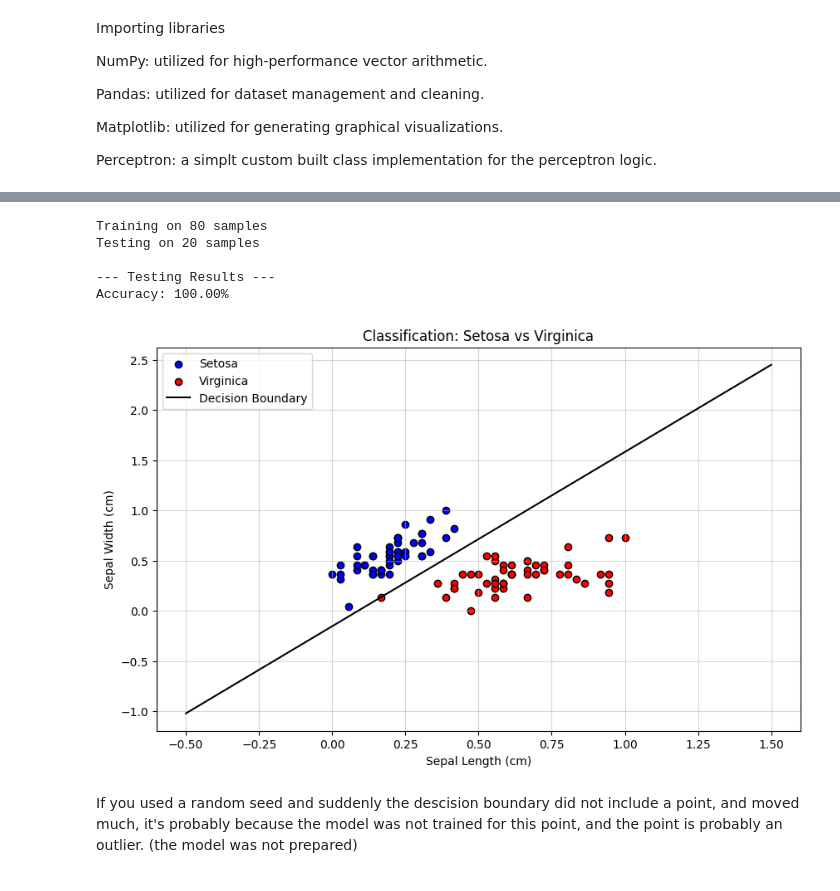
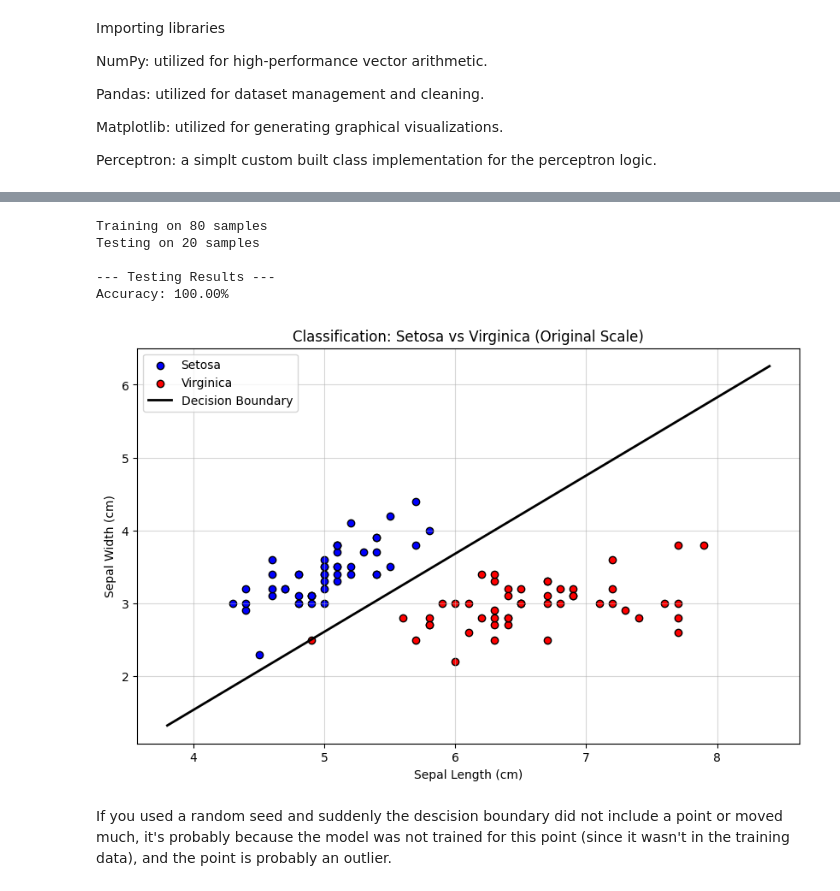
Before and after one commit to YaliMagdasy/ml-models-and-usage, a Jupyter notebook: notebooks/binary-classification.ipynb, the cells around one changed output, grey strips where cells are left out. Cells and saved outputs as stored; diff of their text form; code cells hidden in the pictures.

Commit message:
Updated format and logic Added proper comments for clarity and normalized the datasets.

```diff
--- a/notebooks/binary-classification.ipynb
+++ b/notebooks/binary-classification.ipynb
@@ -88,9 +87,6 @@ y = np.where(df_binary['Species'] == 'Iris-setosa', 1, -1) # Some perceptrons us
 
 # --- 2. Split Data for training & testing ---
 
-# Normalize features to 0-1 range for better performance
-X = (X - X.min(axis=0)) / (X.max(axis=0) - X.min(axis=0))
-
 np.random.seed(10)
 shuffled_indices = np.random.permutation(len(X))
 split_point = int(len(X) * 0.8)
@@ -100,6 +96,13 @@ test_indices = shuffled_indices[split_point:]
 
 X_train, y_train = X[train_indices], y[train_indices]
 X_test, y_test = X[test_indices], y[test_indices]
+
+# Normalize features to 0-1 range for better performance
+train_min = X_train.min(axis=0)
+train_range = X_train.max(axis=0) - train_min + 1e-15
+
+X_train = (X_train - train_min) / train_range
+X_test = (X_test - train_min) / train_range
 
 
 # --- 3. Training ---
@@ -111,41 +114,43 @@ model.fit(X_train, y_train, learning_rate=1, n_epochs=500, show_progress=False)
 
 # --- 4. Evaluation ---
 print(f"Testing on {len(X_test)} samples")
 
 print("\n--- Testing Results ---")
 predictions = model.predict(X_test)
 
 accuracy = np.mean(predictions == y_test)
 print(f"Accuracy: {accuracy * 100:.2f}%")
 
 
 # --- 5. Visualization ---
 plt.figure(figsize=(10, 6))
 
 plt.scatter(X[y==1][:, 0], X[y==1][:, 1], color='blue', label='Setosa', edgecolors='black')
 plt.scatter(X[y==-1][:, 0], X[y==-1][:, 1], color='red', label='Virginica', edgecolors='black')
 
+# 2. Calculate the Decision Boundary for the original scale
+x_min, x_max = X[:, 0].min() - 0.5, X[:, 0].max() + 0.5
+x_vals_raw = np.array([x_min, x_max])
+x_vals_norm = (x_vals_raw - train_min[0]) / train_range[0]
+w = model.weights
+y_vals_norm = -(w[0] * x_vals_norm + w[2]) / w[1]
+y_vals_raw = y_vals_norm * train_range[1] + train_min[1]
 
-x_min, x_max = X[:, 0].min() - 0.5, X[:, 0].max() + 0.5
-x_vals = np.array([x_min, x_max])
-w = model.weights
-
-y_vals = -(w[0] * x_vals + w[2]) / w[1]
-
-plt.plot(x_vals, y_vals, 'black', label='Decision Boundary')
+# 3. Plot the line
+plt.plot(x_vals_raw, y_vals_raw, 'black', linewidth=2, label='Decision Boundary')
 
 plt.xlabel('Sepal Length (cm)')
 plt.ylabel('Sepal Width (cm)')
-plt.title('Classification: Setosa vs Virginica')
+plt.title('Classification: Setosa vs Virginica (Original Scale)')
 plt.grid(True, alpha=0.5)
 plt.legend()
 plt.show()
 # %% [output]
 Training on 80 samples
 Testing on 20 samples
 
 --- Testing Results ---
 Accuracy: 100.00%
-[figure, old version]
+[figure, new version]
 # %% [markdown]
-If you used a random seed and suddenly the descision boundary did not include a point, and moved much, it's probably because the model was not trained for this point, and the point is probably an outlier. (the model was not prepared)
+If you used a random seed and suddenly the descision boundary did not include a point or moved much, it's probably because the model was not trained for this point (since it wasn't in the training data), and the point is probably an outlier.
```
Also changed, not shown: parts of 2 cells of this notebook, 2 other files.
